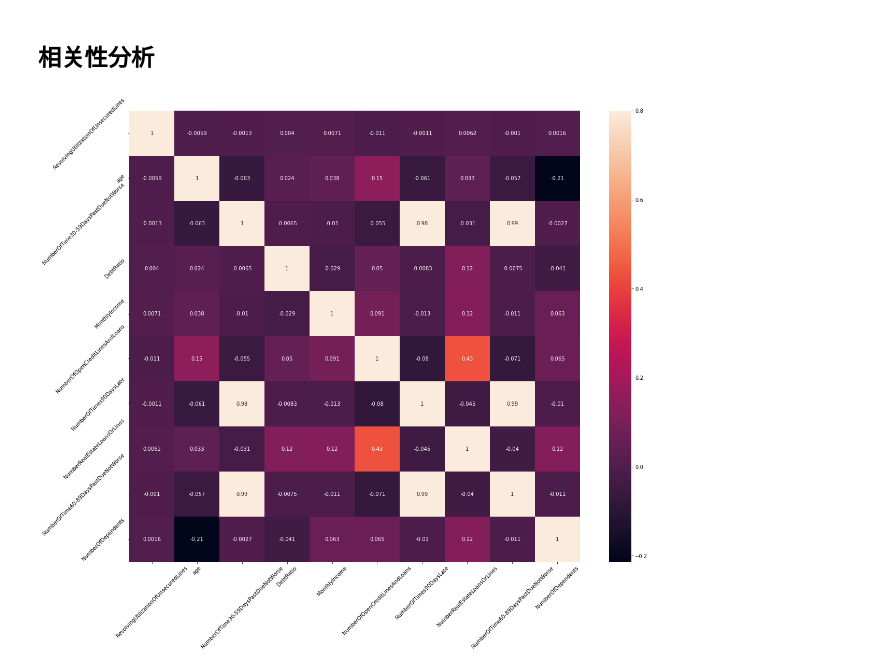
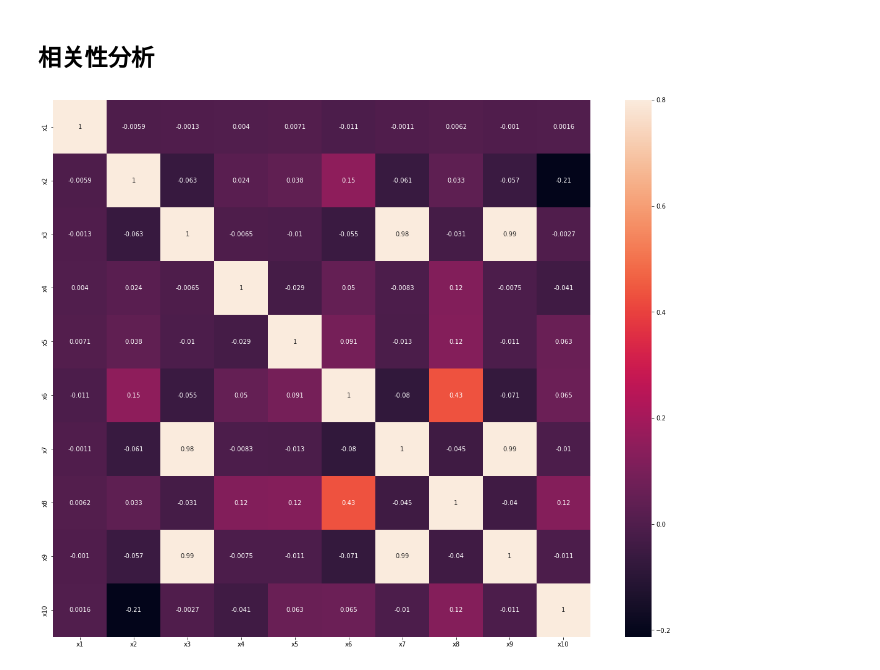
Before and after one commit to liangkaimeng/user_credit_score, a Jupyter notebook: ipython/baseline.ipynb, the cells around one changed output. Drawn from its saved outputs; the diff is of its cells as text; code cells hidden in the pictures.

```diff
--- a/ipython/baseline.ipynb
+++ b/ipython/baseline.ipynb
@@ -19,6 +19,9 @@ train = pd.read_csv("../data/cs-training.csv", encoding="utf-8")
 train.rename(columns={"Unnamed: 0": "Id"}, inplace=True)
 test = pd.read_csv("../data/cs-test.csv", encoding="utf-8")
 test.rename(columns={"Unnamed: 0": "Id"}, inplace=True)
+# %%
+train.columns = ["id", "y", "x1", "x2", "x3", "x4", "x5", "x6", "x7", "x8", "x9", "x10"]
+test.columns = ["id", "y", "x1", "x2", "x3", "x4", "x5", "x6", "x7", "x8", "x9", "x10"]
 # %% [markdown]
 # 数据探索
 # %% [markdown]
@@ -140,9 +143,7 @@ test.describe().T
 # %%
 plt.figure(figsize=(20, 16))
 plt.yticks(rotation=45)
 heat = sns.heatmap(train.iloc[:, 2:].corr(), vmax=.8, square=True, annot=True)
-xtict = heat.set_yticklabels(heat.get_yticklabels(), rotation = 45, fontsize = 10)
-ttick = heat.set_xticklabels(heat.get_xticklabels(), rotation = 45, fontsize = 10)
-plt.savefig(r"D:\liangkaimeng\picture\user_credit_score\heatmap.png")
+plt.savefig(r"D:\liangkaimeng\picture\user_credit_score\heatmap.png", bbox_inches='tight', dpi=300)
 # %% [output]
-[figure, old version]
+[figure, new version]
```
Also changed, not shown: parts of 16 cells of this notebook, 1 other file.
